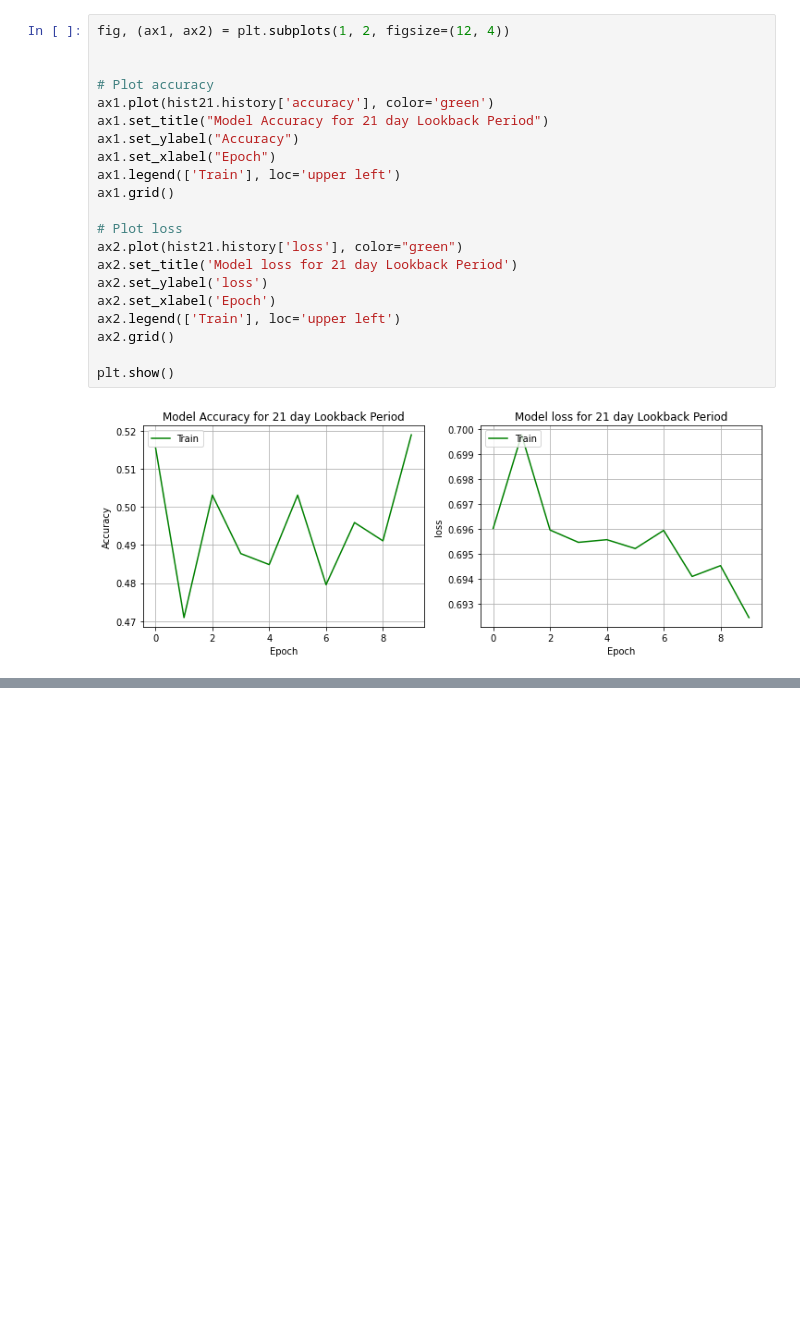
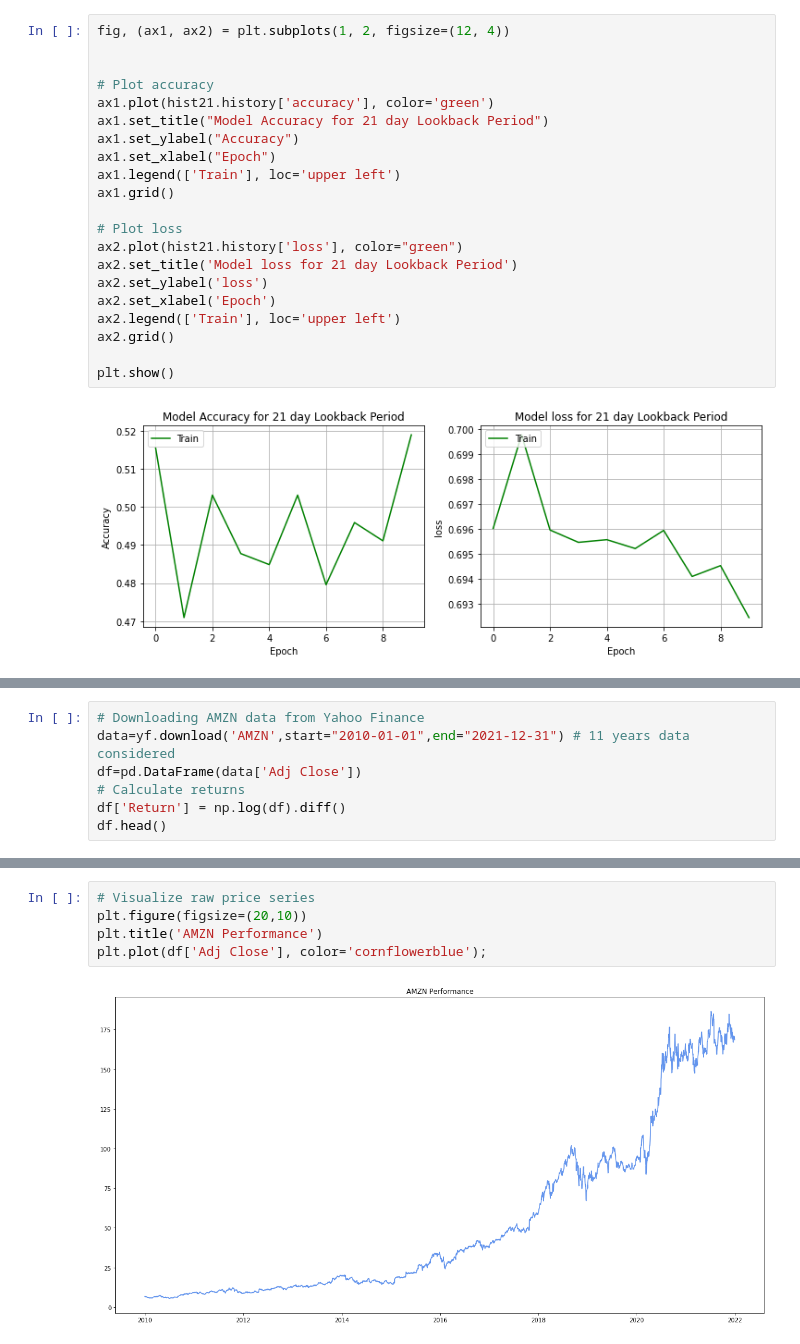
Before and after one commit to fabulouskorex/Capstone-Project, a Jupyter notebook: Deep_Learning_in_Finance.ipynb, the cells around one changed output, grey strips where cells are left out. Cells and saved outputs as stored; diff of their text form; blank space fills up the shorter version.

```diff
--- a/Deep_Learning_in_Finance.ipynb
+++ b/Deep_Learning_in_Finance.ipynb
@@ -2022,0 +2027,7 @@ plt.show()
+# %%
+# Downloading AMZN data from Yahoo Finance
+data=yf.download('AMZN',start="2010-01-01",end="2021-12-31") # 11 years data considered
+df=pd.DataFrame(data['Adj Close'])
+# Calculate returns
+df['Return'] = np.log(df).diff()
+df.head()
@@ -2022,0 +2043,7 @@ plt.show()
+# %%
+# Visualize raw price series
+plt.figure(figsize=(20,10))
+plt.title('AMZN Performance')
+plt.plot(df['Adj Close'], color='cornflowerblue');
+# %% [output]
+[figure, added]
```
Also changed, not shown: parts of 92 cells of this notebook.
